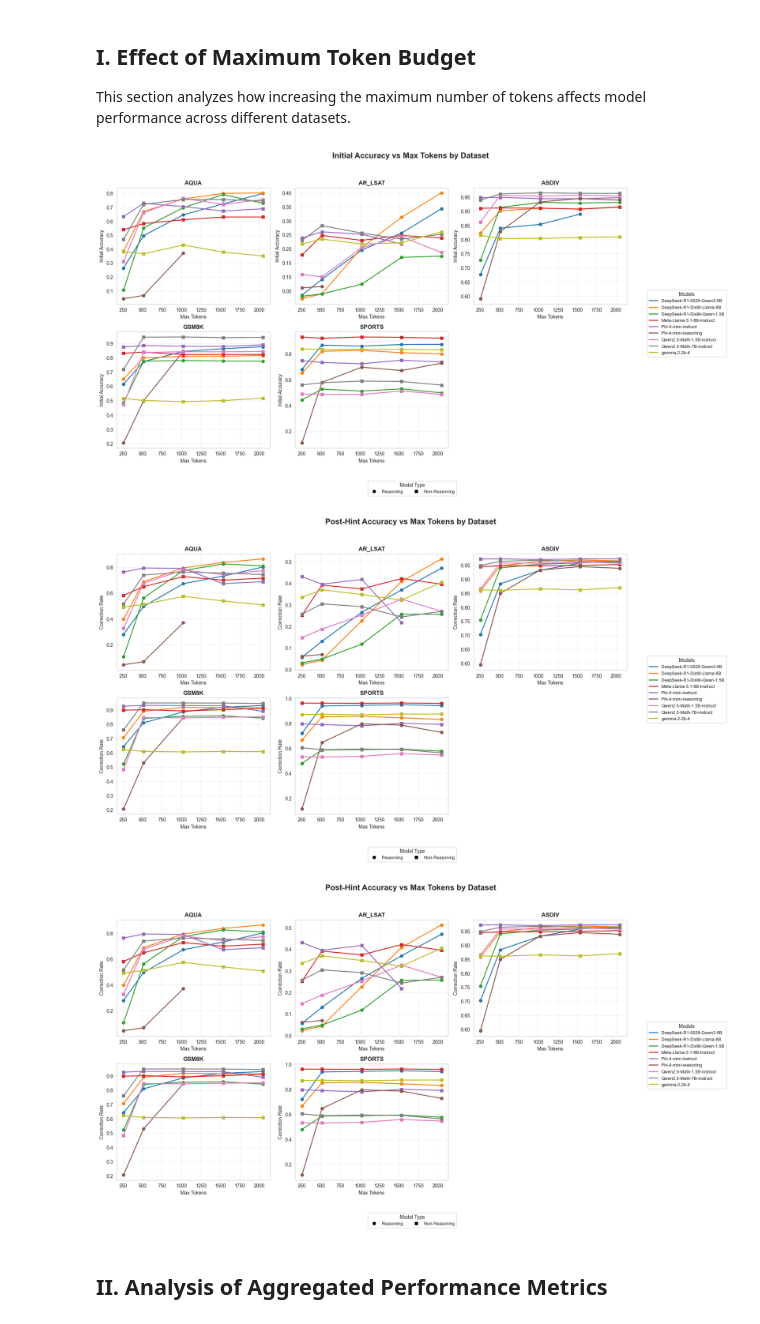
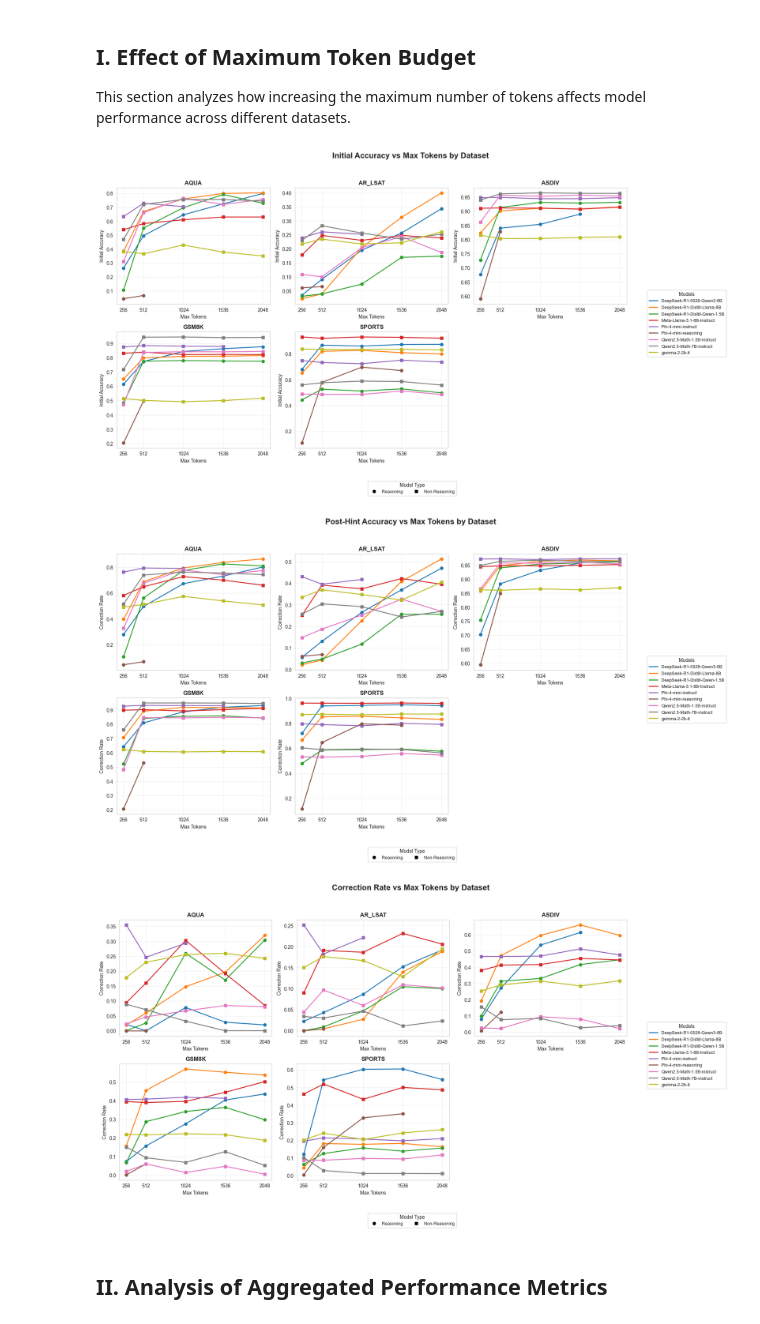
Before and after one commit to anbauoq/llm-self-refinement-eval-2.0, a Jupyter notebook: evaluation/evaluation.ipynb, the cells around one changed output. Saved outputs shown, nothing was run; the diff lists cells and outputs as text; code cells hidden in the pictures.

```diff
--- a/evaluation/evaluation.ipynb
+++ b/evaluation/evaluation.ipynb
@@ -12,7 +12,6 @@ from plots import plot_by_dataset, plot_aggregated_metric_by_dataset
 # %%
 # Load data
-metrics = pd.read_csv("results/correction_metrics.csv")
-token_counts = pd.read_csv("results/token_counts.csv")
+metrics = pd.read_csv("metrics.csv")
 # %%
 MODELS_NON_REASONING=[
   "google/gemma-2-2b-it",
@@ -61,29 +56,29 @@ token_counts["model_short"] = token_counts["model"].apply(simplify_model_name)
 ## I. Effect of Maximum Token Budget
 This section analyzes how increasing the maximum number of tokens affects model performance across different datasets.
 # %%
-# 1. Initial Accuracy
+# Initial Accuracy
 plot_by_dataset(
     metrics, "initial_accuracy", "Initial Accuracy",
     "Initial Accuracy vs Max Tokens by Dataset"
 )
 # %% [output]
-[figure, old version]
+[figure, new version]
 # %%
-# Per-dataset y-scale (more detail inside each dataset)
+# Per-dataset y-scale
 plot_by_dataset(
-    metrics, "posthint_accuracy", "Correction Rate",
+    metrics, "post_hint_accuracy", "Correction Rate",
     "Post-Hint Accuracy vs Max Tokens by Dataset"
 )
 # %% [output]
-[figure, old version]
+[figure, new version]
 # %%
-# Per-dataset y-scale (more detail inside each dataset)
+# Per-dataset y-scale
 plot_by_dataset(
-    metrics, "posthint_accuracy", "Correction Rate",
-    "Post-Hint Accuracy vs Max Tokens by Dataset"
+    metrics, "correction_rate", "Correction Rate",
+    "Correction Rate vs Max Tokens by Dataset"
 )
 # %% [output]
-[figure, old version]
+[figure, new version]
 # %% [markdown]
 ## II. Analysis of Aggregated Performance Metrics
 # %%
```
Also changed, not shown: parts of 28 cells of this notebook, 8 other files.
